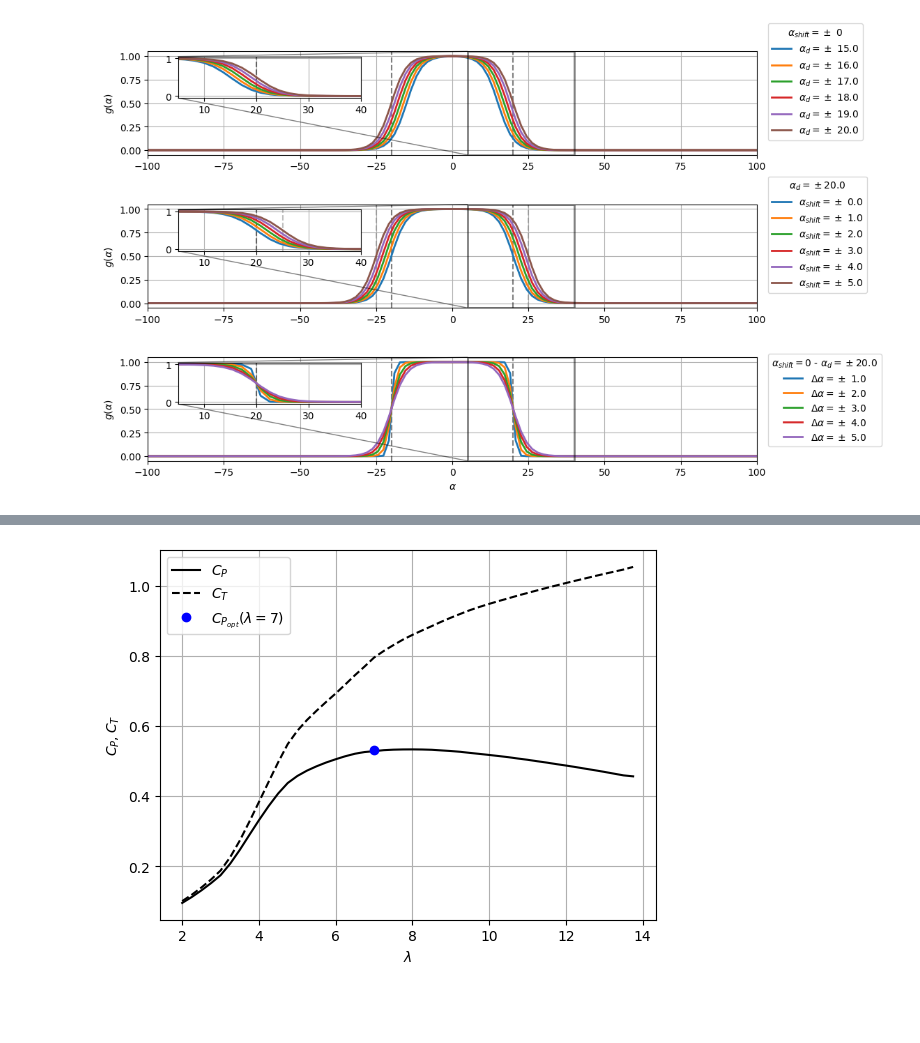
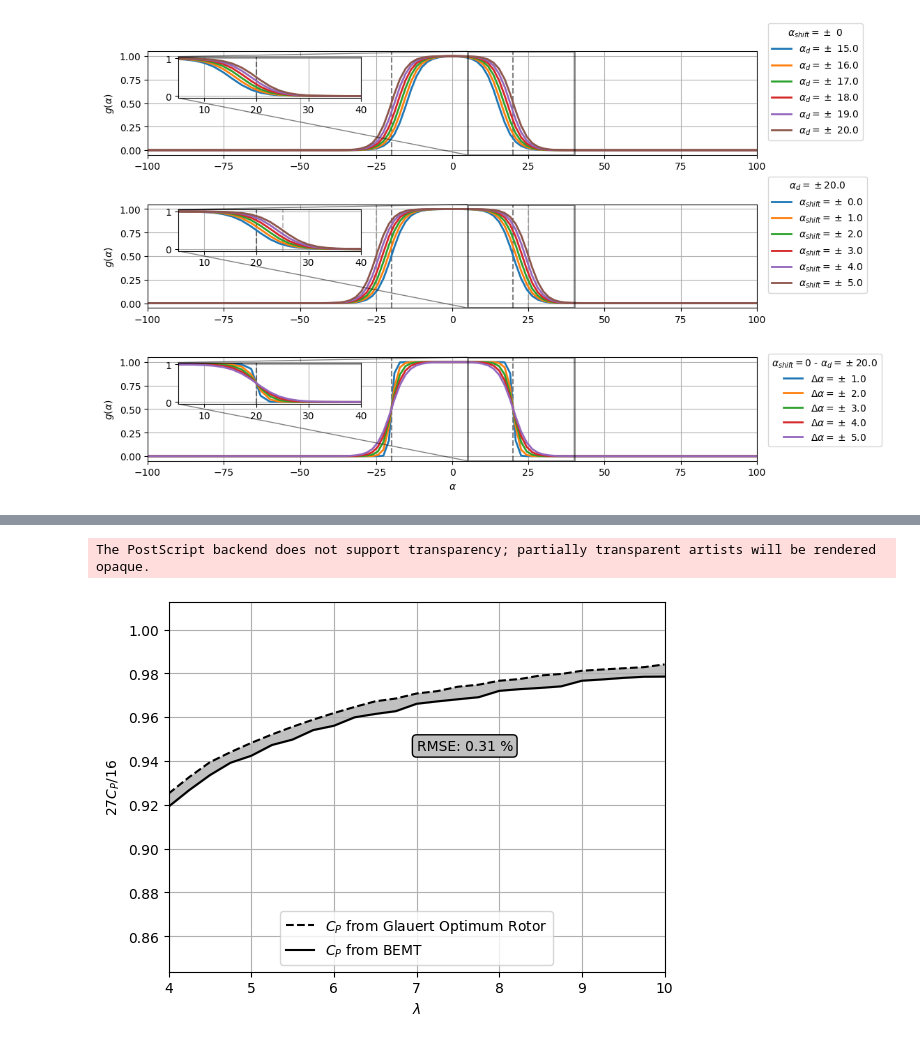
Before and after one commit to Widmark-Kaue/BEMT, a Jupyter notebook: case.ipynb, the cells around one changed output, grey strips where cells are left out. Saved outputs shown, nothing was run; the diff lists cells and outputs as text; code cells hidden in the pictures; blank space fills up the shorter version.

```diff
--- a/case.ipynb
+++ b/case.ipynb
@@ -386,15 +493,32 @@ results = bemt(rotor=rotor, TSR=np.arange(2, 14, 0.25), iter=500, tol=1e-3, tip_
-# %%
-plt.figure(figsize=(6.4, 4.8))
-plt.plot(results.TSR, results.CP, 'k', label = r'$C_P$')
-plt.plot(results.TSR, results.CT, 'k--', label = r'$C_T$')
-plt.plot(rotor.tip_speed_ratio, rotor.CP_opt, 'bo', label = r'$C_{P_{opt}}(\lambda = 7)$')
-
-# plt.title('CP and CT vs. Tip Speed Ratio')
-plt.xlabel(r'$\lambda$')
-plt.ylabel(r'$C_P, C_T$')
-
-plt.grid()
-plt.legend()
-plt.show()
-# %% [output]
-[figure, removed]
+# %%
+error = np.sqrt(np.sum((CP[:,0] - CP[:,1])**2)/len(CP[:,0]))
+plt.figure(figsize=(6.4, 4.8))
+plt.plot(TSR, 27*CP[:,0]/16, 'k--', label = r'$C_{P}$ from Glauert Optimum Rotor')
+plt.plot(TSR, 27*CP[:,1]/16, 'k', label = r'$C_P$ from BEMT')
+plt.fill_between(TSR, 27*CP[:,0]/16, 27*CP[:,1]/16, color = 'silver')
+
+arrow_width = 0.5
+arrow_head_width = 4
+plt.annotate(f'RMSE: {error*100:.2f} %',
+             xy = (7,27*0.56/16),
+            #  xytext=(8, 0.54),
+            #  arrowprops=dict(facecolor='black', shrink=0.05, width=arrow_width, headwidth=arrow_head_width),
+             fontsize=10, color='black', bbox=dict(facecolor='silver', boxstyle = 'round, pad=0.3') )
+
+
+
+plt.xlabel(r'$\lambda$')
+plt.ylabel(r'$27C_P/16$')
+
+ylim = 27*np.array([0.5, 0.6])/16
+plt.ylim(ylim)
+plt.xlim(TSR[0], TSR[-1])
+
+plt.grid()
+plt.legend(loc = 8)
+if save_images:
+    plt.savefig(image_path.joinpath('comparison_CP_from_bemt_and_from_glauert.eps'), format = 'eps', dpi = dpi)
+plt.show()
+# %% [output]
+The PostScript backend does not support transparency; partially transparent artists will be rendered opaque.
+[figure, added]
```
Also changed, not shown: parts of 22 cells of this notebook.
